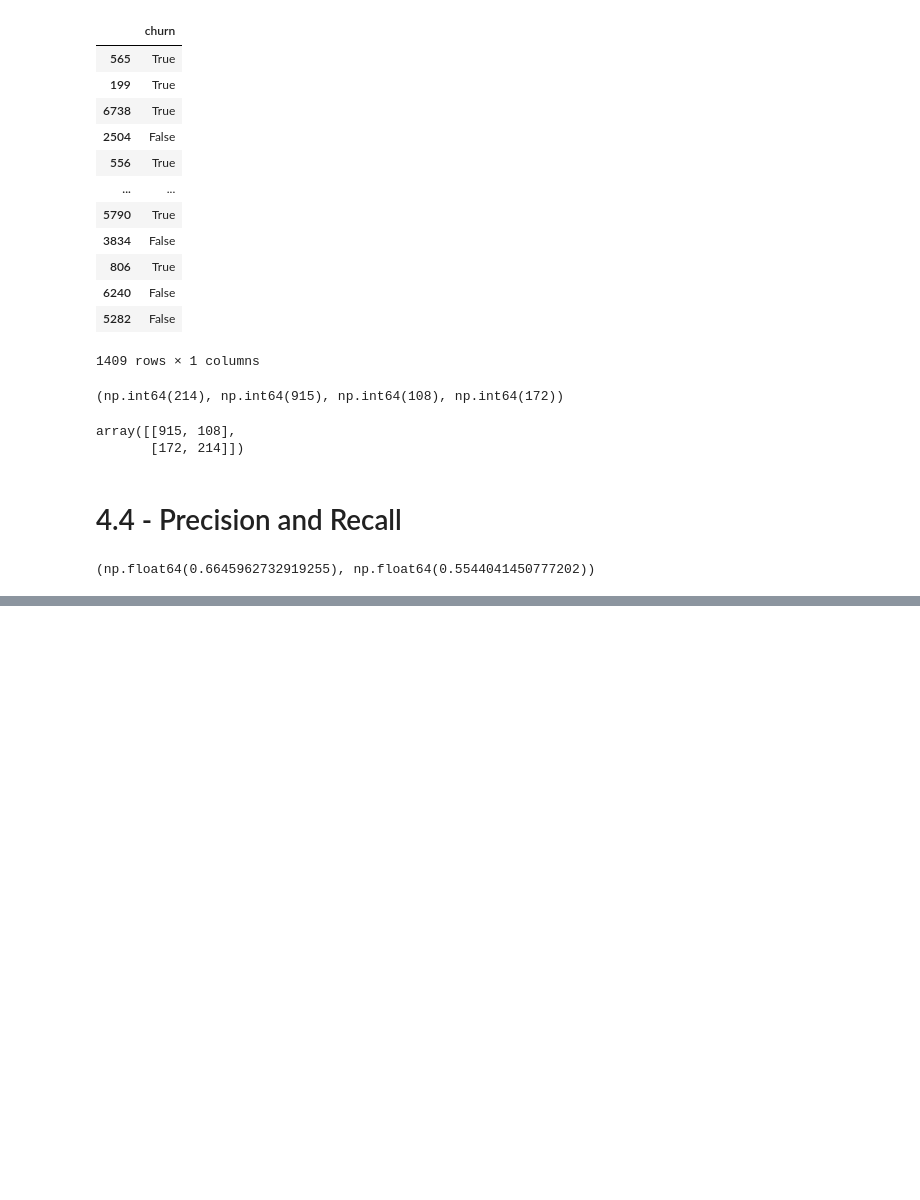
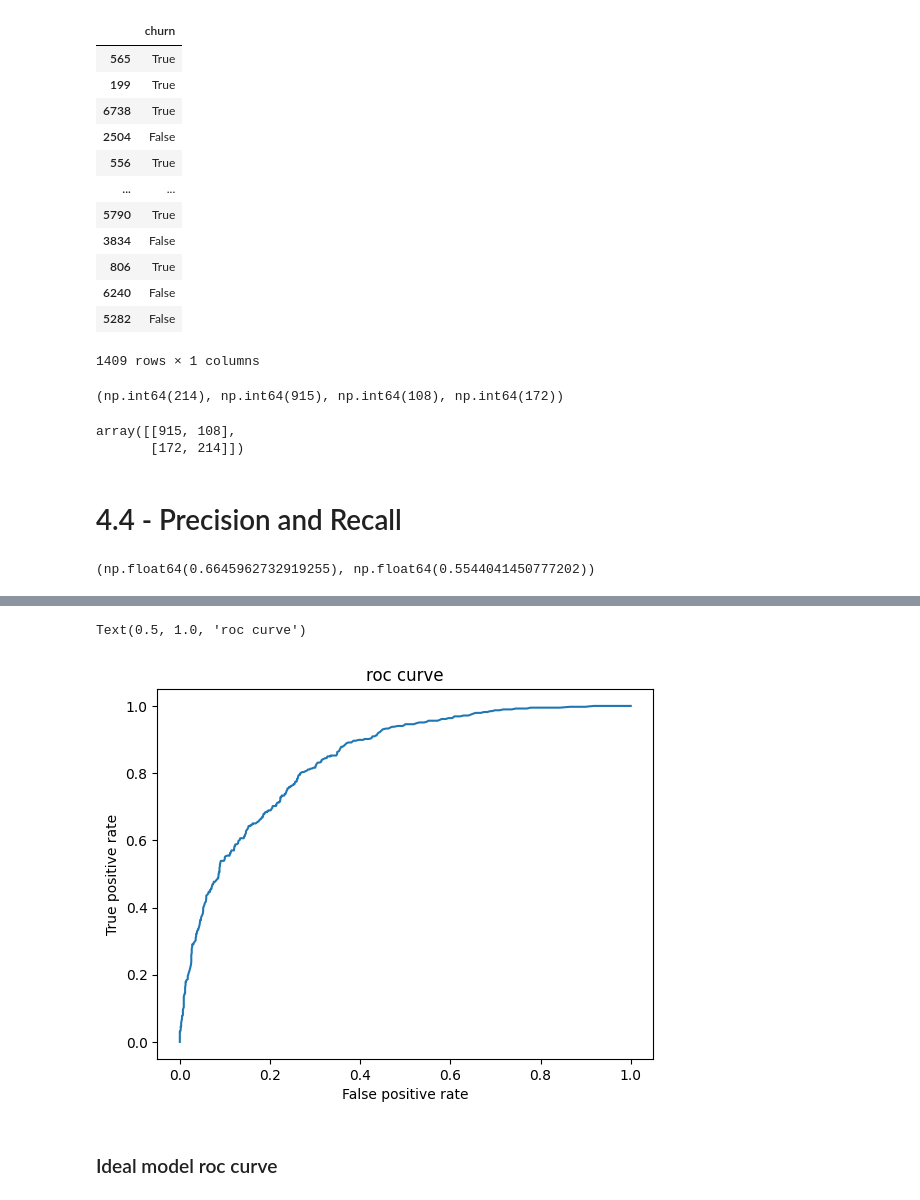
Before and after one commit to BALJAPALLIANSHUL/machine_learning_zoomcamp, a Jupyter notebook: 04-evaluation metrics/evaluation_metrics.ipynb, the cells around one changed output, grey strips where cells are left out. Cells and saved outputs as stored; diff of their text form; code cells hidden in the pictures; blank space fills up the shorter version.

```diff
--- a/04-evaluation metrics/evaluation_metrics.ipynb
+++ b/04-evaluation metrics/evaluation_metrics.ipynb
@@ -146,0 +238,10 @@ precision,recall
+# %%
+plt.plot(threshold_confusion_table.fpr,threshold_confusion_table.tpr)
+plt.xlabel('False positive rate')
+plt.ylabel('True positive rate')
+plt.title('roc curve')
+# %% [output]
+Text(0.5, 1.0, 'roc curve')
+[figure, added]
+# %% [markdown]
+### Ideal model roc curve
```
Also changed, not shown: parts of 32 cells of this notebook.
